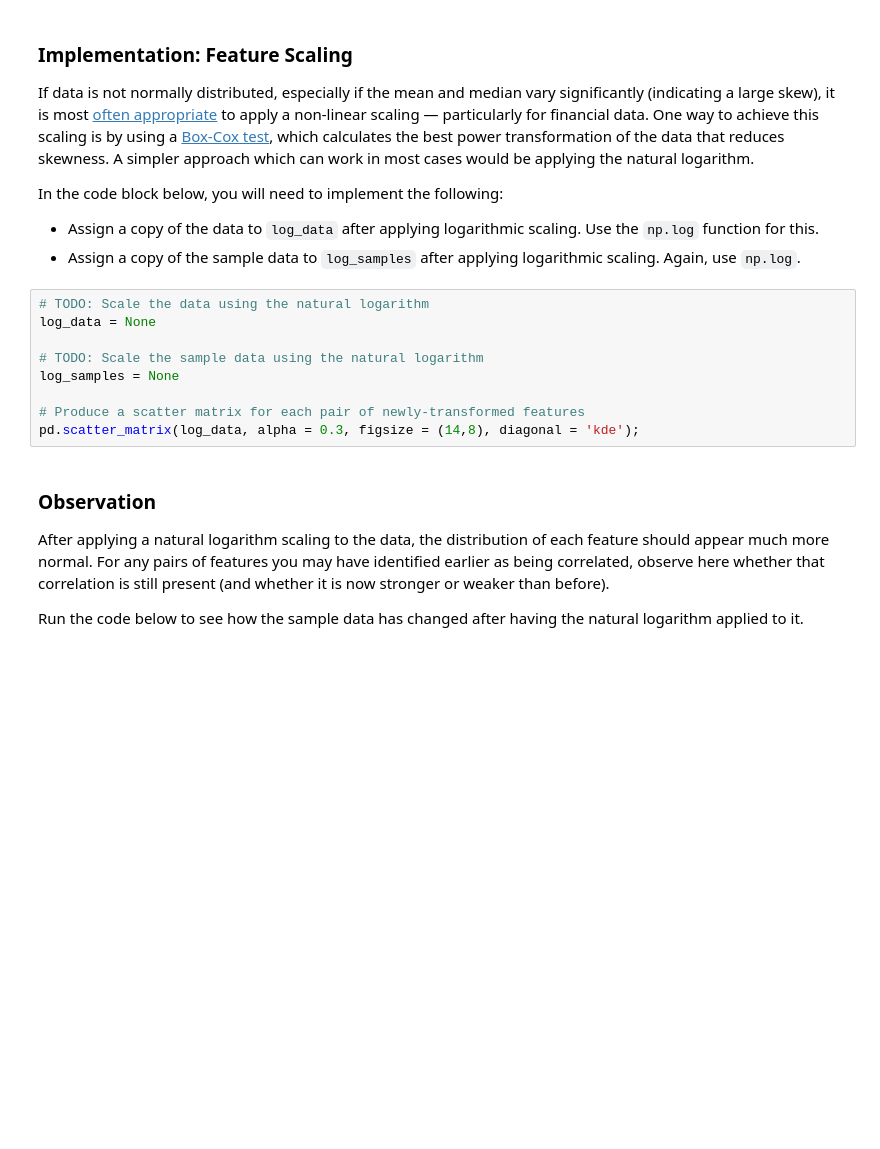
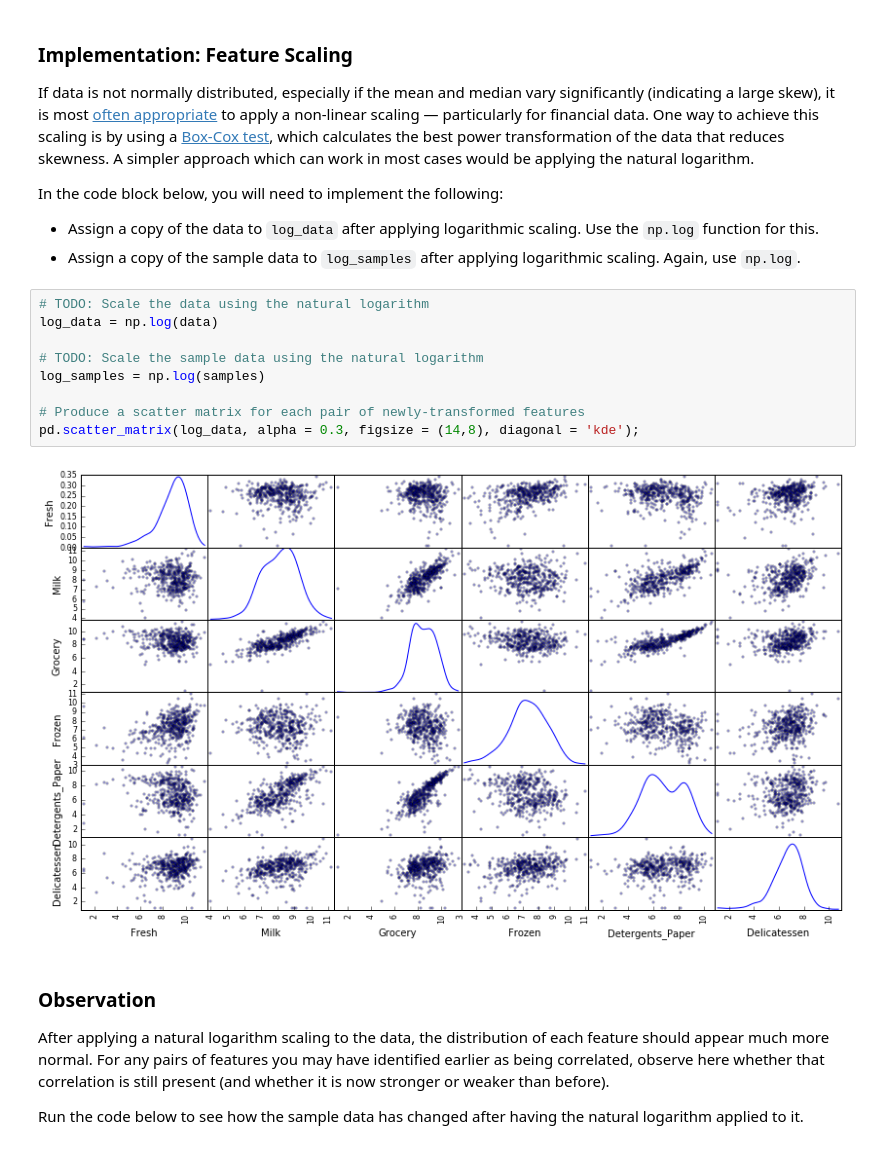
Before and after one commit to stubz/machine-learning, a Jupyter notebook: projects/customer_segments/customer_segments.ipynb, the cells around one changed output. Cells and saved outputs as stored; diff of their text form; blank space fills up the shorter version.

```diff
--- a/projects/customer_segments/customer_segments.ipynb
+++ b/projects/customer_segments/customer_segments.ipynb
@@ -180,13 +180,15 @@ In the code block below, you will need to implement the following:
  - Assign a copy of the sample data to `log_samples` after applying logarithmic scaling. Again, use `np.log`.
 # %%
 # TODO: Scale the data using the natural logarithm
-log_data = None
+log_data = np.log(data)
 
 # TODO: Scale the sample data using the natural logarithm
-log_samples = None
+log_samples = np.log(samples)
 
 # Produce a scatter matrix for each pair of newly-transformed features
 pd.scatter_matrix(log_data, alpha = 0.3, figsize = (14,8), diagonal = 'kde');
+# %% [output]
+[figure, added]
 # %% [markdown]
 ### Observation
 After applying a natural logarithm scaling to the data, the distribution of each feature should appear much more normal. For any pairs of features you may have identified earlier as being correlated, observe here whether that correlation is still present (and whether it is now stronger or weaker than before).
```
Also changed, not shown: parts of 5 cells of this notebook.
